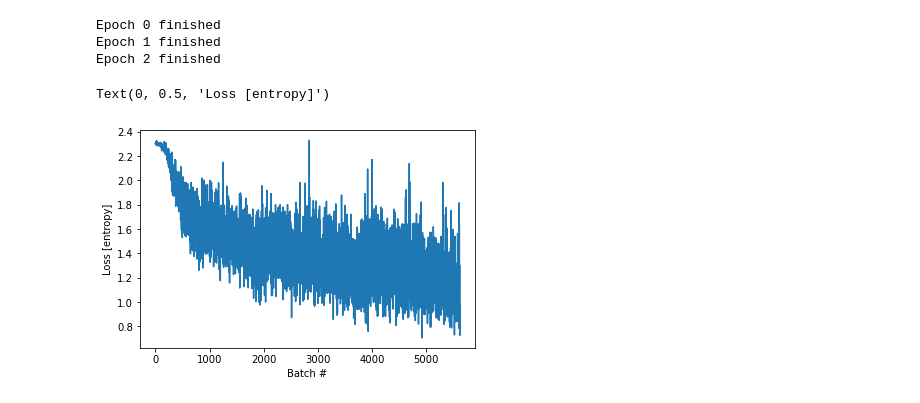
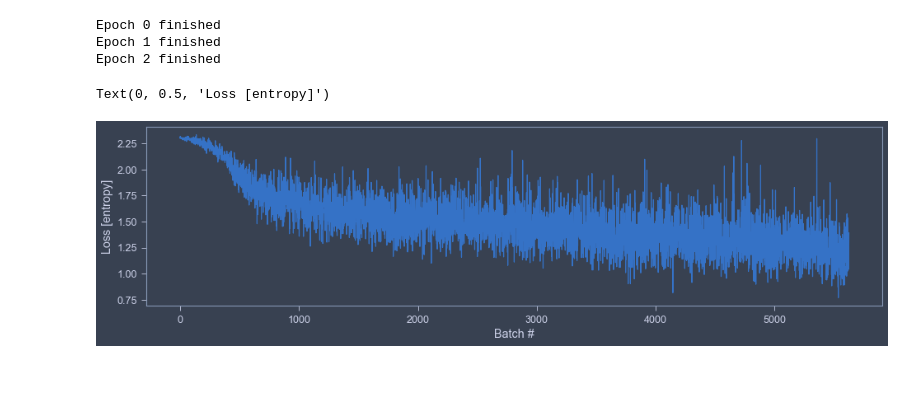
Before and after one commit to aqqosh/tensorflow_course, a Jupyter notebook: 01_Eager execution.ipynb, the cells around one changed output. Cells and saved outputs as stored; diff of their text form; code cells hidden in the pictures; blank space fills up the shorter version.

Commit message:
testing new jn themes

```diff
--- a/01_Eager execution.ipynb
+++ b/01_Eager execution.ipynb
@@ -187,10 +184,14 @@ Epoch 1 finished
 Epoch 2 finished
 # %%
 import matplotlib.pyplot as plt
+from jupyterthemes import jtplot
+jtplot.style(theme='onedork')
+jtplot.style(context='talk', fscale=1.4, spines=False, gridlines='--')
+jtplot.style(ticks=True, grid=False, figsize=(20, 5))
 
 plt.plot(loss_history)
 plt.xlabel('Batch #')
 plt.ylabel('Loss [entropy]')
 # %% [output]
 Text(0, 0.5, 'Loss [entropy]')
-[figure, old version]
+[figure, new version]
```
Also changed, not shown: parts of 3 cells of this notebook.
